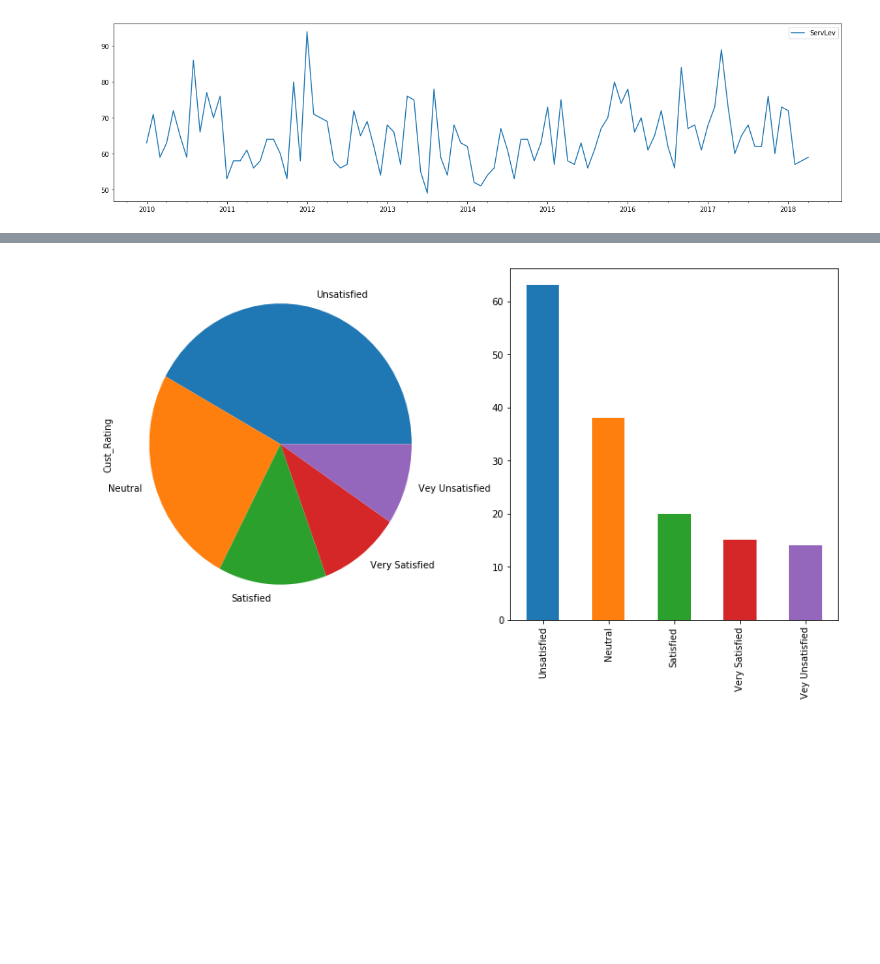
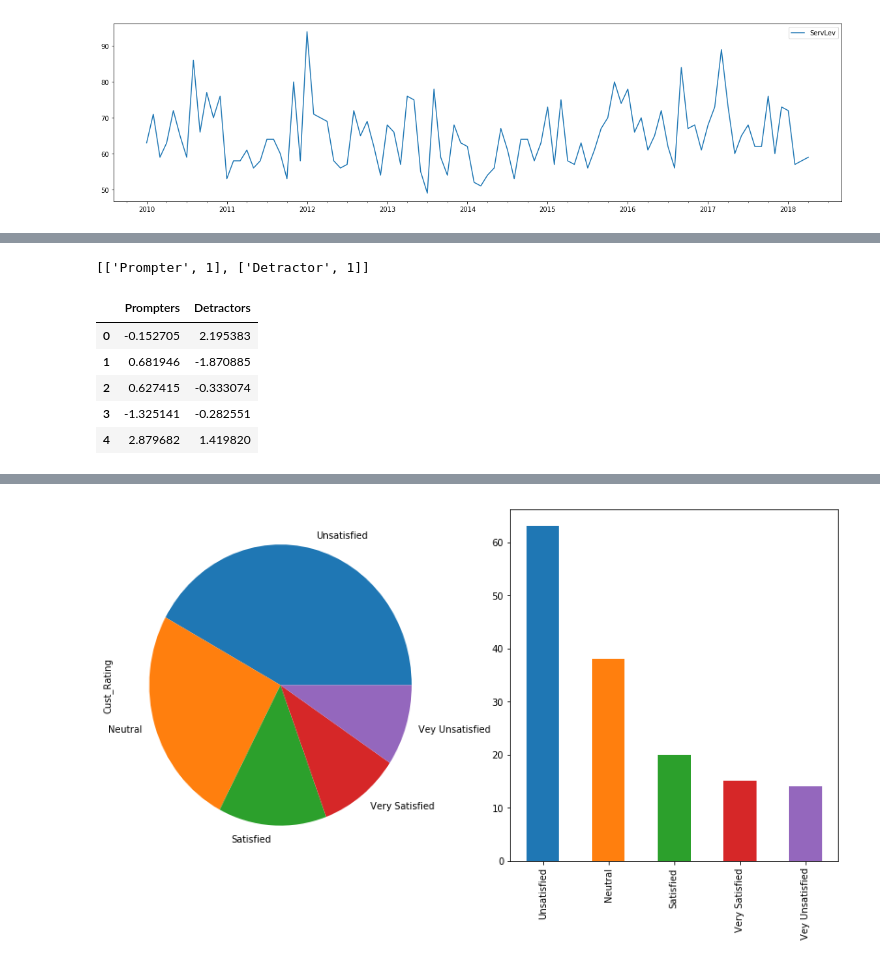
Before and after one commit to eamonnofarrell/Programming_Project, a Jupyter notebook: Prog_Project.ipynb, the cells around one changed output, grey strips where cells are left out. Cells and saved outputs as stored; diff of their text form; code cells hidden in the pictures; blank space fills up the shorter version.

```diff
--- a/Prog_Project.ipynb
+++ b/Prog_Project.ipynb
@@ -116,0 +118,25 @@ Using data from Vodafone's customer care survey (4) for reference, customer sati
+# %%
+#aa_milne_arr = ['Prompter', 'Detractor']
+#np.random.choice(aa_milne_arr, 100, p=[0.6, 0.3])
+from collections import Counter
+which=['Prompter', 'Detractor']
+count_country = Counter(which)
+output_list= []
+
+for i in count_country:
+    output_list.append([i,count_country[i]])
+print (output_list)
+# %% [output]
+[['Prompter', 1], ['Detractor', 1]]
+# %%
+df3 = pd.DataFrame({'Prompters' : np.random.randn(5),
+                   'Detractors' : np.random.randn(5)})
+
+df3
+# %% [output]
+|  | Prompters | Detractors |
+| 0 | -0.152705 | 2.195383 |
+| 1 | 0.681946 | -1.870885 |
+| 2 | 0.627415 | -0.333074 |
+| 3 | -1.325141 | -0.282551 |
+| 4 | 2.879682 | 1.419820 |
```
Also changed, not shown: parts of 10 cells of this notebook.
